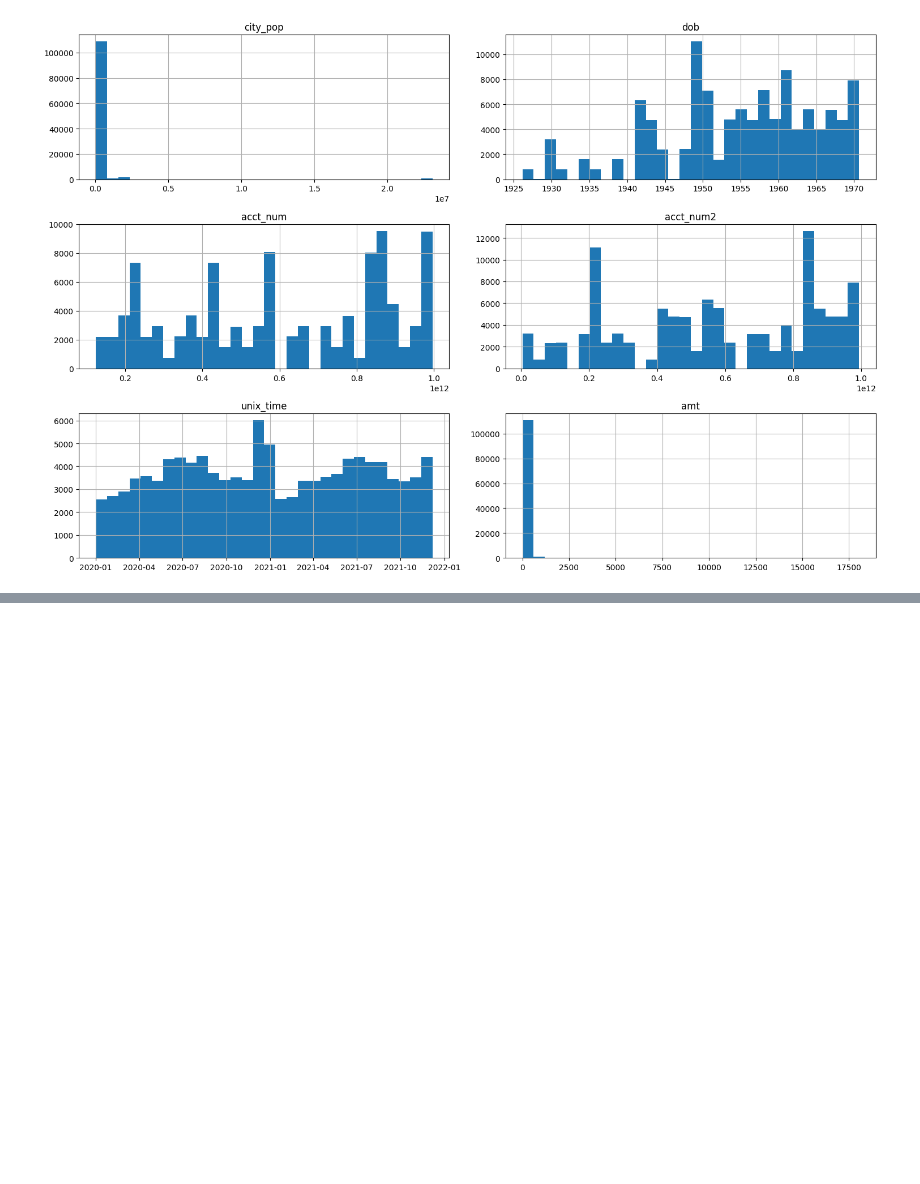
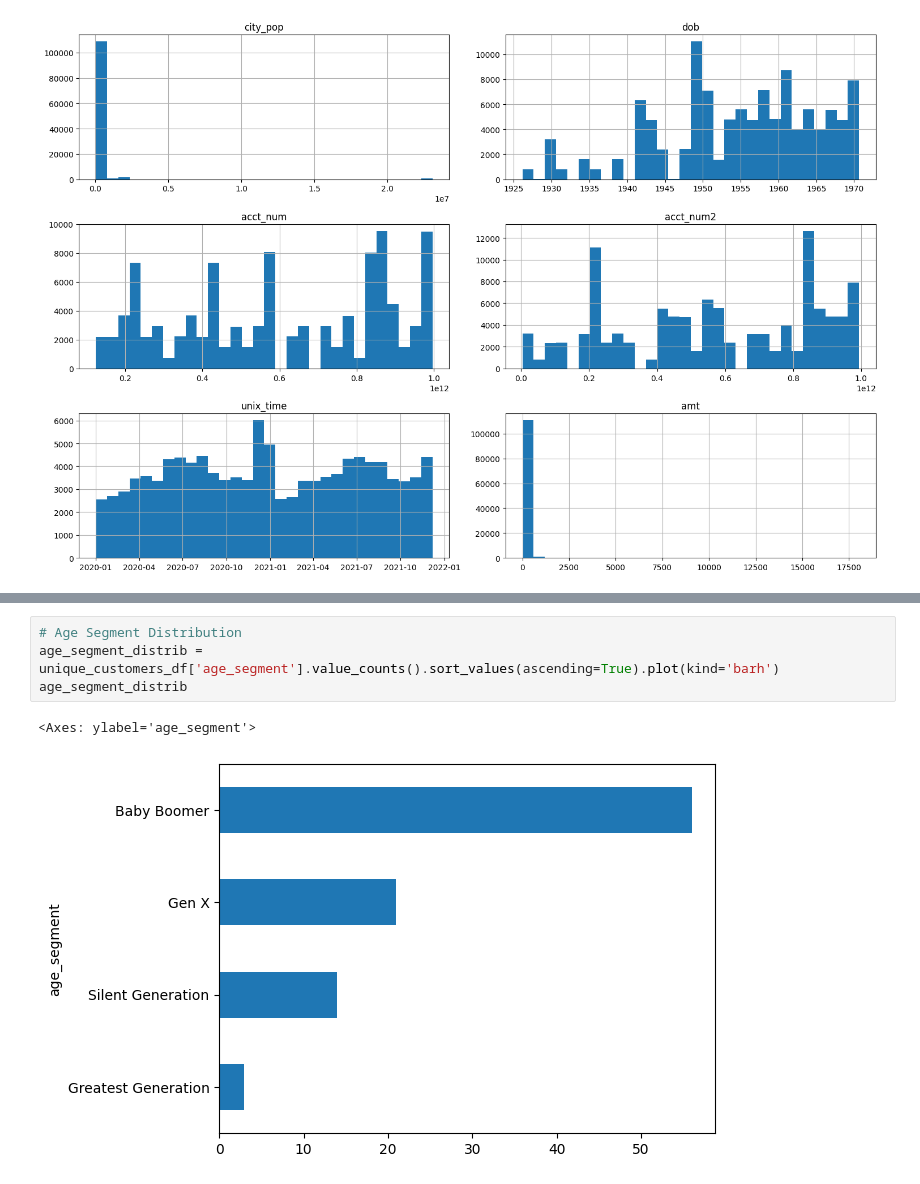
Before and after one commit to ajbsarmi/AAC_CreditCard_Clustering_Regression, a Jupyter notebook: Notebooks/1_Data_Import_Initial_Exploration_and_Data_Cleaning.ipynb, the cells around one changed output, grey strips where cells are left out. Drawn from its saved outputs; the diff is of its cells as text; blank space fills up the shorter version.

```diff
--- a/Notebooks/1_Data_Import_Initial_Exploration_and_Data_Cleaning.ipynb
+++ b/Notebooks/1_Data_Import_Initial_Exploration_and_Data_Cleaning.ipynb
@@ -424,0 +574,7 @@ plt.show()
+# %%
+# Age Segment Distribution
+age_segment_distrib = unique_customers_df['age_segment'].value_counts().sort_values(ascending=True).plot(kind='barh')
+age_segment_distrib
+# %% [output]
+<Axes: ylabel='age_segment'>
+[figure, added]
```
Also changed, not shown: parts of 25 cells of this notebook.
